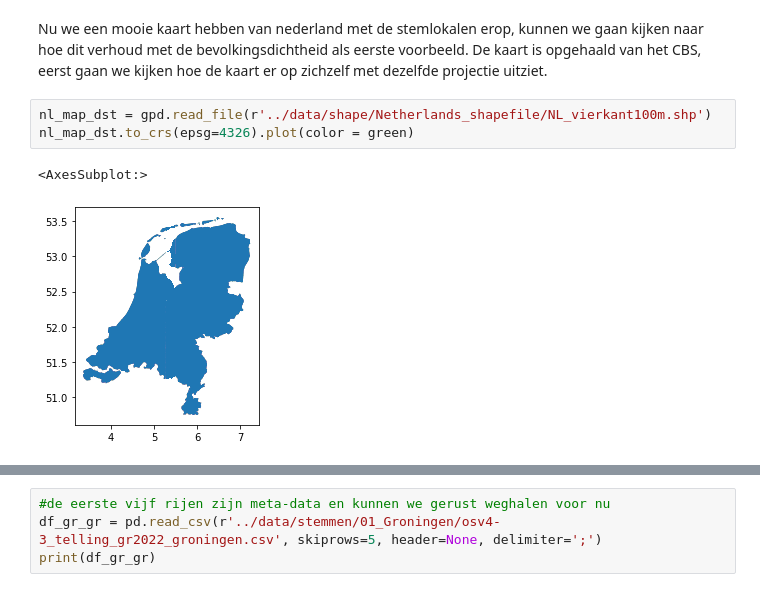
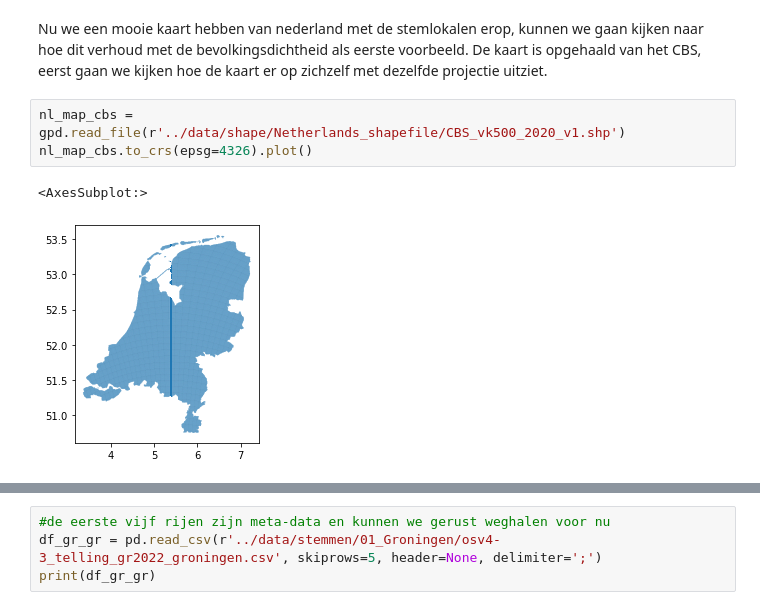
Before and after one commit to openstate/stembureau-meting, a Jupyter notebook: jupyter/stembureau_data.ipynb, the cells around one changed output, grey strips where cells are left out. Cells and saved outputs as stored; diff of their text form.

```diff
--- a/jupyter/stembureau_data.ipynb
+++ b/jupyter/stembureau_data.ipynb
@@ -125,8 +143,8 @@ df_geojson_clean.plot(ax=ax)
 # %% [markdown]
 Nu we een mooie kaart hebben van nederland met de stemlokalen erop, kunnen we gaan kijken naar hoe dit verhoud met de bevolkingsdichtheid als eerste voorbeeld. De kaart is opgehaald van het CBS, eerst gaan we kijken hoe de kaart er op zichzelf met dezelfde projectie uitziet.
 # %%
-nl_map_dst = gpd.read_file(r'../data/shape/Netherlands_shapefile/NL_vierkant100m.shp')
-nl_map_dst.to_crs(epsg=4326).plot(color = green)
+nl_map_cbs = gpd.read_file(r'../data/shape/Netherlands_shapefile/CBS_vk500_2020_v1.shp')
+nl_map_cbs.to_crs(epsg=4326).plot()
 # %% [output]
 <AxesSubplot:>
-[figure, old version]
+[figure, new version]
```
Also changed, not shown: parts of 11 cells of this notebook, 2 other files.
